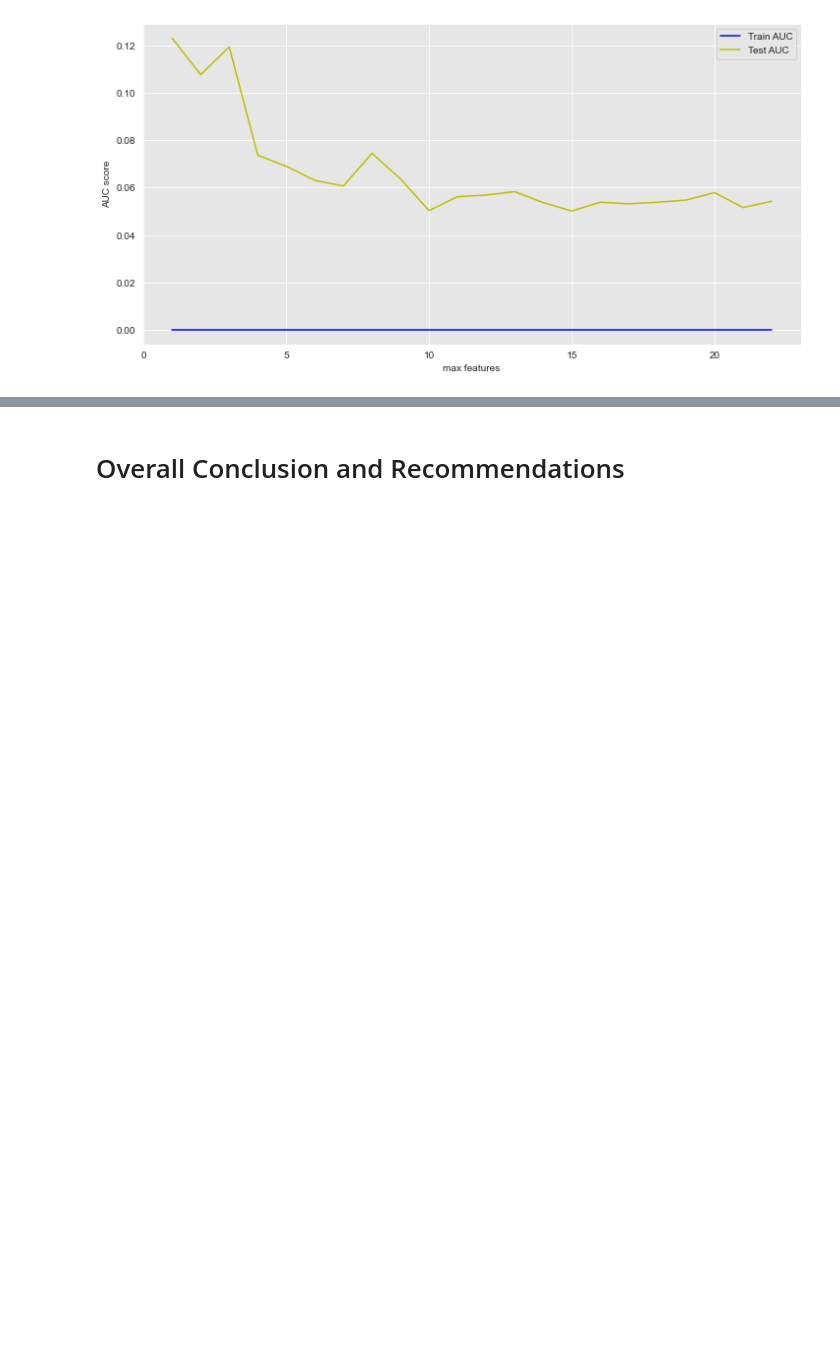
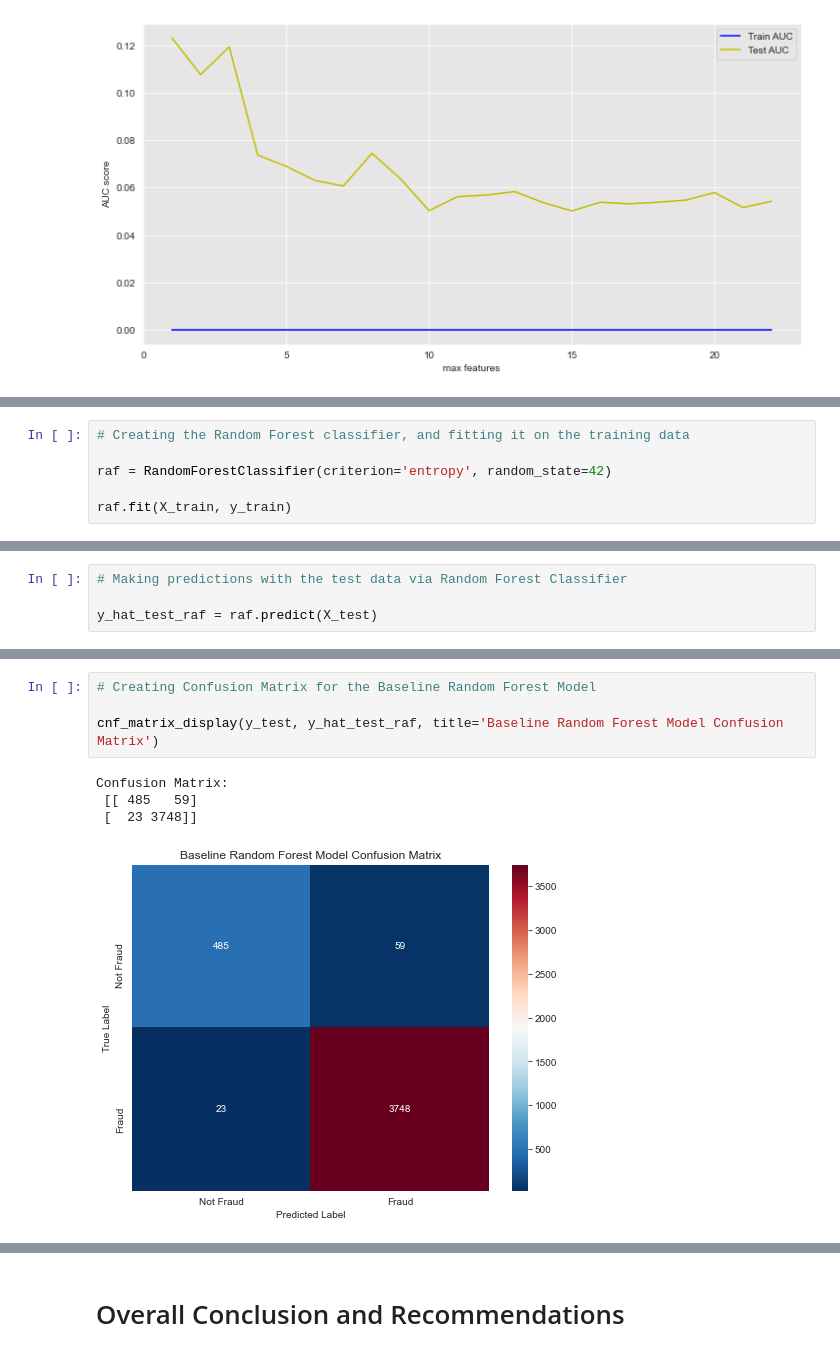
Before and after one commit to keithotuomagie/credit_card_fraud_model, a Jupyter notebook: notebook.ipynb, the cells around one changed output, grey strips where cells are left out. Cells and saved outputs as stored; diff of their text form; blank space fills up the shorter version.

```diff
--- a/notebook.ipynb
+++ b/notebook.ipynb
@@ -2113,0 +2243,6 @@ identify_max_features(X_train, X_test, y_train, y_test, DecisionTreeClassifier,
+# %%
+# Creating the Random Forest classifier, and fitting it on the training data
+
+raf = RandomForestClassifier(criterion='entropy', random_state=42)
+
+raf.fit(X_train, y_train)
@@ -2113,0 +2255,4 @@ identify_max_features(X_train, X_test, y_train, y_test, DecisionTreeClassifier,
+# %%
+# Making predictions with the test data via Random Forest Classifier
+
+y_hat_test_raf = raf.predict(X_test)
@@ -2113,0 +2281,9 @@ identify_max_features(X_train, X_test, y_train, y_test, DecisionTreeClassifier,
+# %%
+# Creating Confusion Matrix for the Baseline Random Forest Model
+
+cnf_matrix_display(y_test, y_hat_test_raf, title='Baseline Random Forest Model Confusion Matrix')
+# %% [output]
+Confusion Matrix:
+ [[ 485   59]
+ [  23 3748]]
+[figure, added]
```
Also changed, not shown: parts of 58 cells of this notebook.
